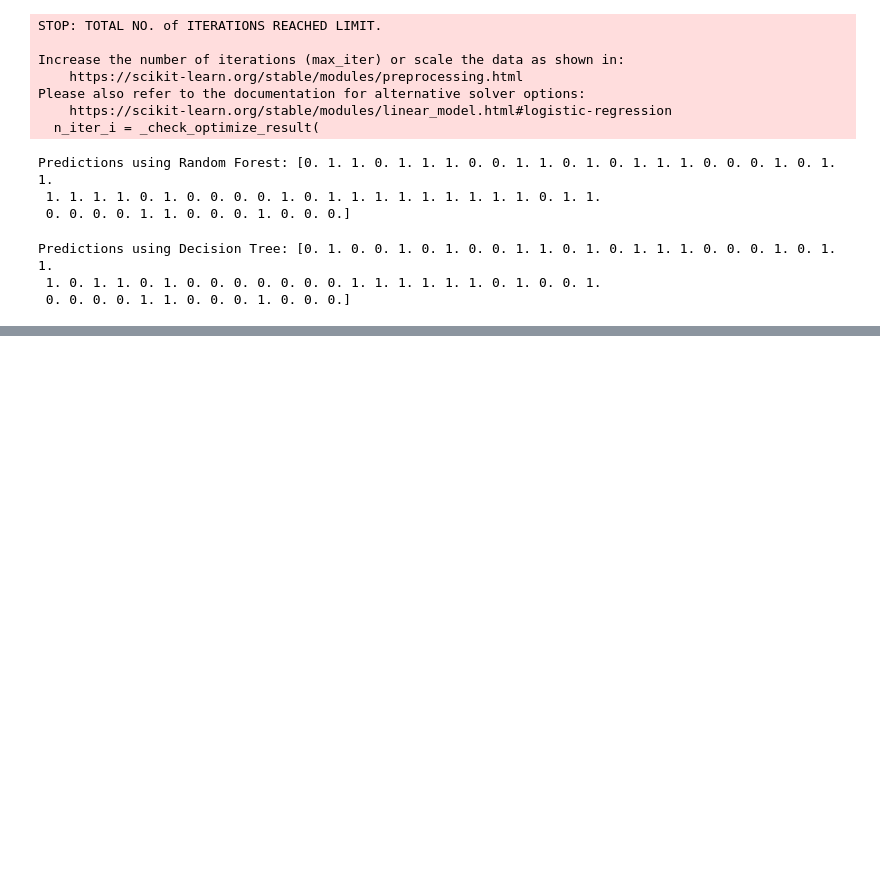
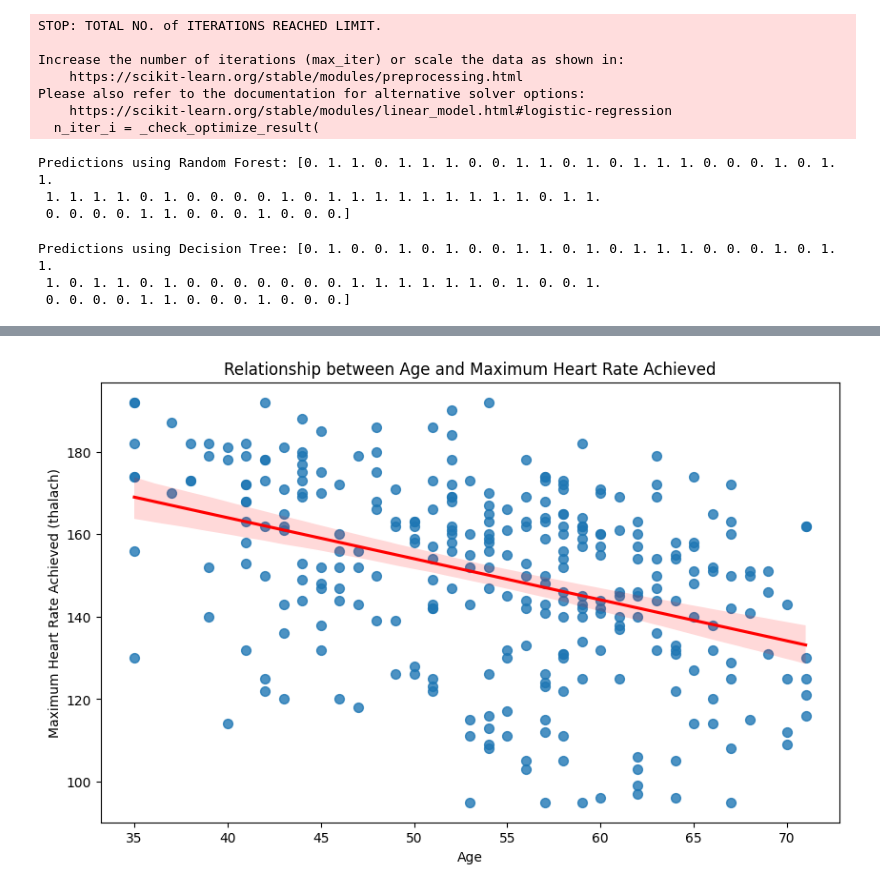
Before and after one commit to daniyalrosli/Final-Year-Project, a Jupyter notebook: model.ipynb, the cells around one changed output, grey strips where cells are left out. Cells and saved outputs as stored; diff of their text form; code cells hidden in the pictures; blank space fills up the shorter version.

```diff
--- a/model.ipynb
+++ b/model.ipynb
@@ -671,0 +702,10 @@ Predictions using Decision Tree: [0. 1. 0. 0. 1. 0. 1. 0. 0. 1. 1. 0. 1. 0. 1. 1
+# %%
+# Scatter plot with regression line
+plt.figure(figsize=(10, 6))
+sns.regplot(x='age', y='thalach', data=df, scatter_kws={'s': 50}, line_kws={'color': 'red'})
+plt.xlabel('Age')
+plt.ylabel('Maximum Heart Rate Achieved (thalach)')
+plt.title('Relationship between Age and Maximum Heart Rate Achieved')
+plt.show()
+# %% [output]
+[figure, added]
```
Also changed, not shown: parts of 4 cells of this notebook, 7 other files.
